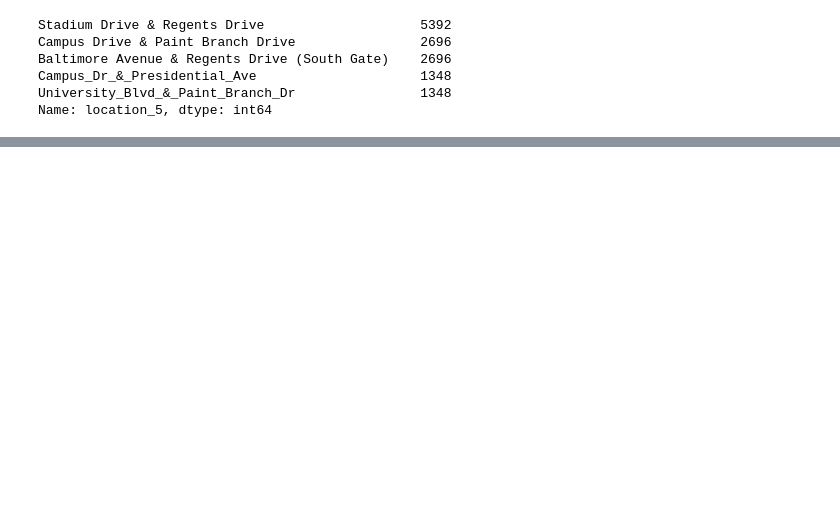
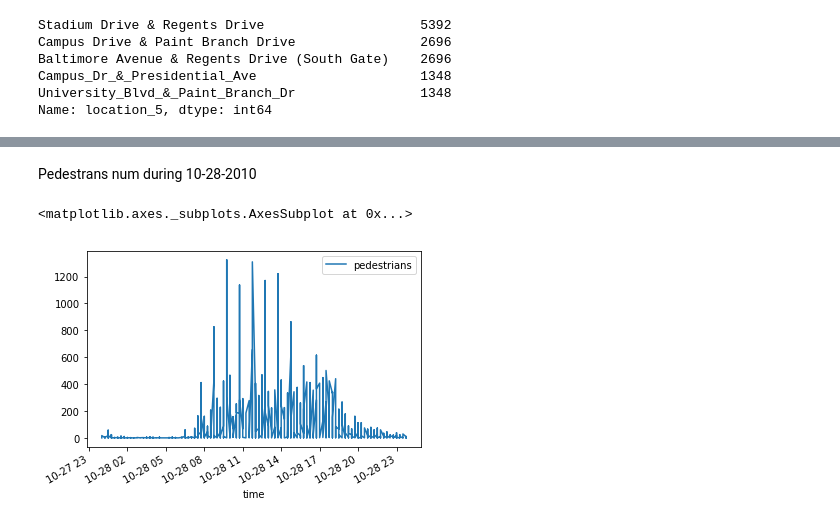
Before and after one commit to bjcthatisme/Challenge_DC20018, a Jupyter notebook: DOTS.ipynb, the cells around one changed output, grey strips where cells are left out. Saved outputs shown, nothing was run; the diff lists cells and outputs as text; code cells hidden in the pictures; blank space fills up the shorter version.

```diff
--- a/DOTS.ipynb
+++ b/DOTS.ipynb
@@ -105,0 +131,7 @@ Dots[Dots['location_5']== "Baltimore Avenue & Regents Drive (South Gate)"].plot(
+# %% [markdown]
+Pedestrans num during 10-28-2010
+# %%
+Dots[Dots['Date']=='2019-10-28'].plot(x='time',y='pedestrians')
+# %% [output]
+<matplotlib.axes._subplots.AxesSubplot at 0x...>
+[figure, added]
```
Also changed, not shown: parts of 10 cells of this notebook.
